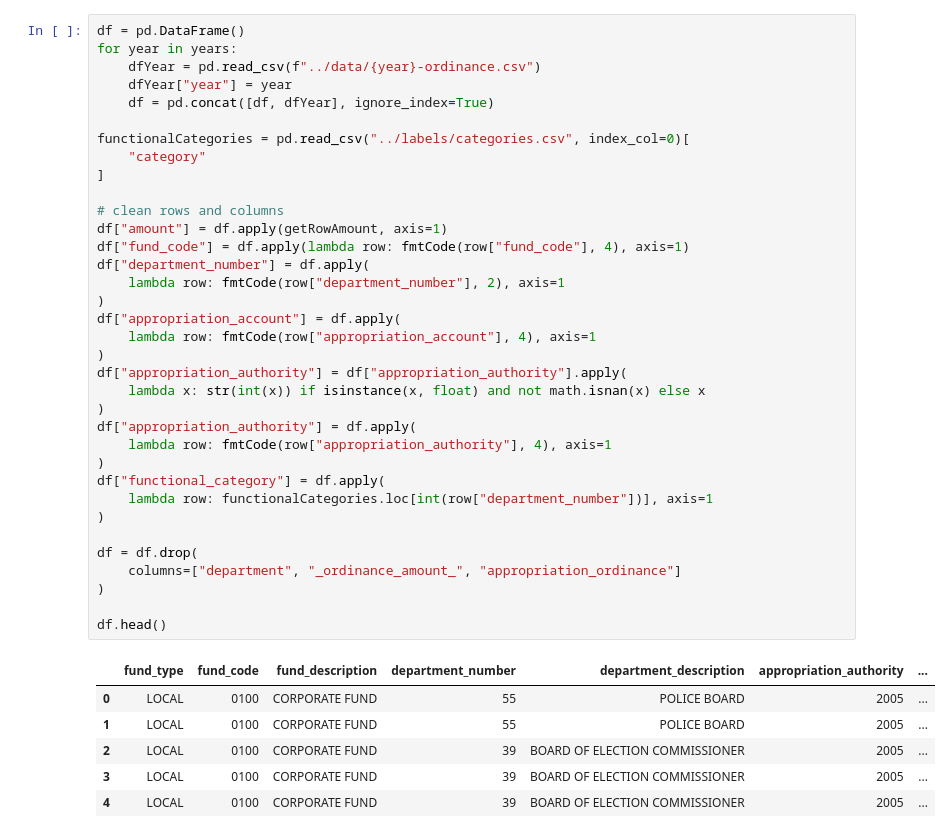
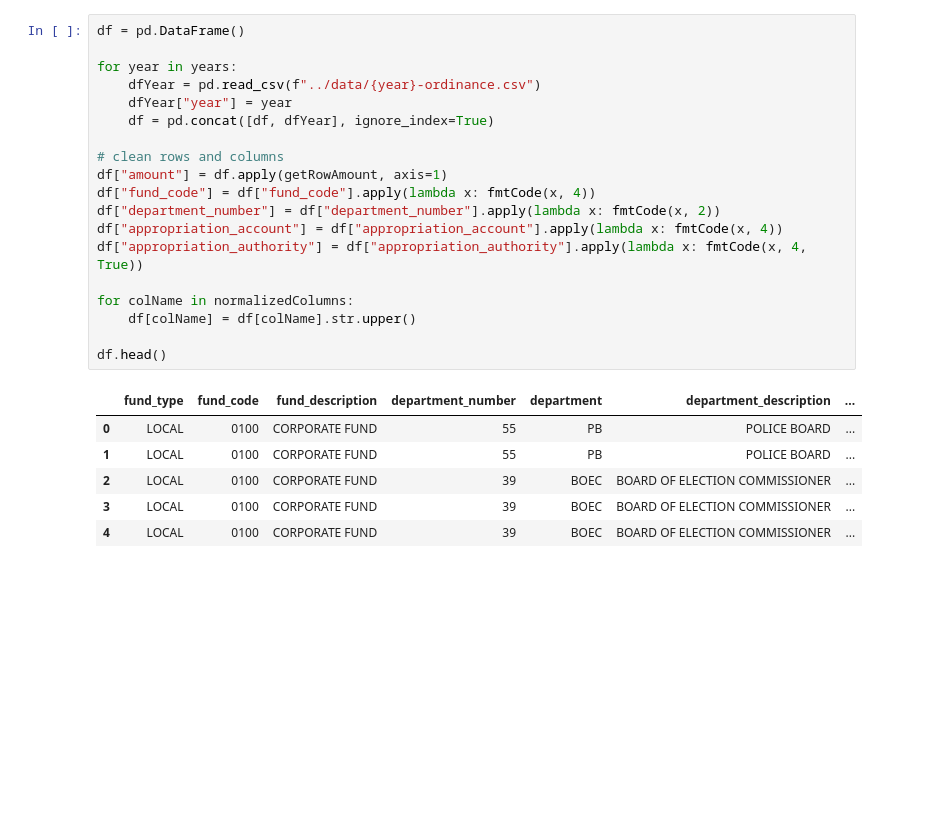
Before and after one commit to RamarkoB/chicago-budget, a Jupyter notebook: python/notebooks/ordinanceTest.ipynb, the cells around one changed output. Saved outputs shown, nothing was run; the diff lists cells and outputs as text; blank space fills up the shorter version.

```diff
--- a/python/notebooks/ordinanceTest.ipynb
+++ b/python/notebooks/ordinanceTest.ipynb
@@ -42,42 +455,26 @@ def fmtCode(code, length):
 # %%
 df = pd.DataFrame()
+
 for year in years:
     dfYear = pd.read_csv(f"../data/{year}-ordinance.csv")
     dfYear["year"] = year
     df = pd.concat([df, dfYear], ignore_index=True)
 
-functionalCategories = pd.read_csv("../labels/categories.csv", index_col=0)[
-    "category"
-]
-
 # clean rows and columns
 df["amount"] = df.apply(getRowAmount, axis=1)
-df["fund_code"] = df.apply(lambda row: fmtCode(row["fund_code"], 4), axis=1)
-df["department_number"] = df.apply(
-    lambda row: fmtCode(row["department_number"], 2), axis=1
-)
-df["appropriation_account"] = df.apply(
-    lambda row: fmtCode(row["appropriation_account"], 4), axis=1
-)
-df["appropriation_authority"] = df["appropriation_authority"].apply(
-    lambda x: str(int(x)) if isinstance(x, float) and not math.isnan(x) else x
-)
-df["appropriation_authority"] = df.apply(
-    lambda row: fmtCode(row["appropriation_authority"], 4), axis=1
-)
-df["functional_category"] = df.apply(
-    lambda row: functionalCategories.loc[int(row["department_number"])], axis=1
-)
+df["fund_code"] = df["fund_code"].apply(lambda x: fmtCode(x, 4))
+df["department_number"] = df["department_number"].apply(lambda x: fmtCode(x, 2))
+df["appropriation_account"] = df["appropriation_account"].apply(lambda x: fmtCode(x, 4))
+df["appropriation_authority"] = df["appropriation_authority"].apply(lambda x: fmtCode(x, 4, True))
 
-df = df.drop(
-    columns=["department", "_ordinance_amount_", "appropriation_ordinance"]
-)
+for colName in normalizedColumns:
+    df[colName] = df[colName].str.upper()
 
 df.head()
 # %% [output]
-|  | fund_type | fund_code | fund_description | department_number | department_description | appropriation_authority | ... |
-| 0 | LOCAL | 0100 | CORPORATE FUND | 55 | POLICE BOARD | 2005 | ... |
-| 1 | LOCAL | 0100 | CORPORATE FUND | 55 | POLICE BOARD | 2005 | ... |
-| 2 | LOCAL | 0100 | CORPORATE FUND | 39 | BOARD OF ELECTION COMMISSIONER | 2005 | ... |
-| 3 | LOCAL | 0100 | CORPORATE FUND | 39 | BOARD OF ELECTION COMMISSIONER | 2005 | ... |
-| 4 | LOCAL | 0100 | CORPORATE FUND | 39 | BOARD OF ELECTION COMMISSIONER | 2005 | ... |
+|  | fund_type | fund_code | fund_description | department_number | department | department_description | ... |
+| 0 | LOCAL | 0100 | CORPORATE FUND | 55 | PB | POLICE BOARD | ... |
+| 1 | LOCAL | 0100 | CORPORATE FUND | 55 | PB | POLICE BOARD | ... |
+| 2 | LOCAL | 0100 | CORPORATE FUND | 39 | BOEC | BOARD OF ELECTION COMMISSIONER | ... |
+| 3 | LOCAL | 0100 | CORPORATE FUND | 39 | BOEC | BOARD OF ELECTION COMMISSIONER | ... |
+| 4 | LOCAL | 0100 | CORPORATE FUND | 39 | BOEC | BOARD OF ELECTION COMMISSIONER | ... |
```
Also changed, not shown: parts of 9 cells of this notebook, 30 other files.
